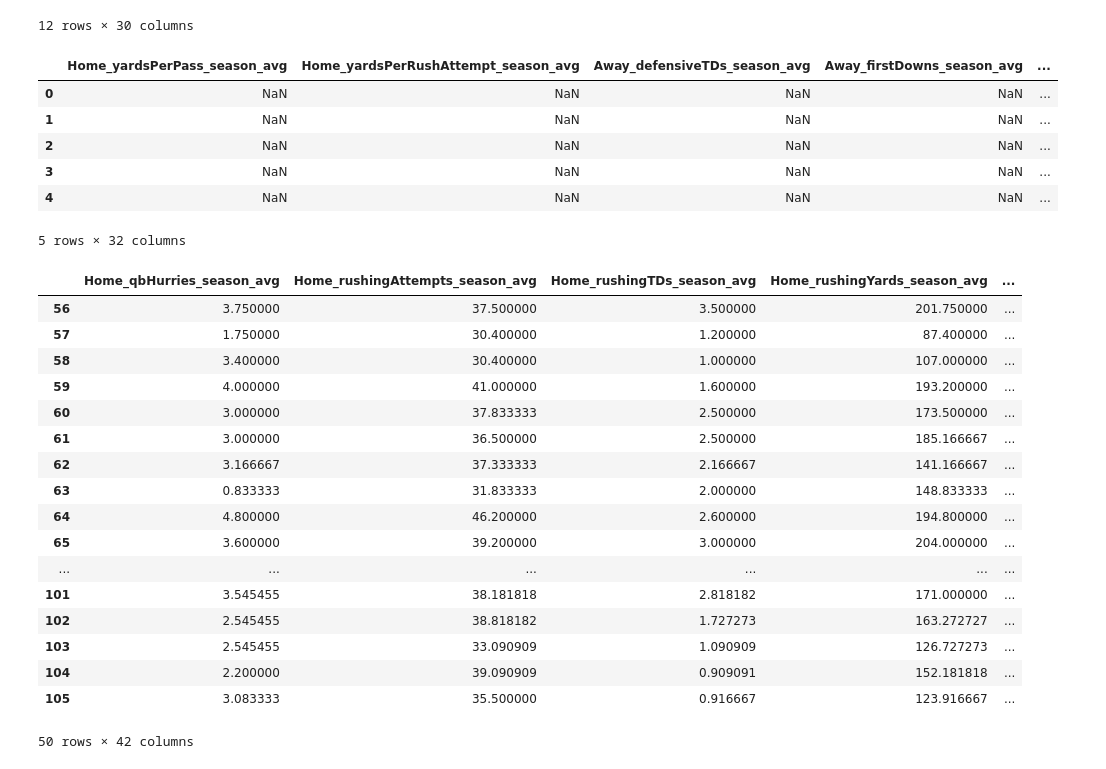
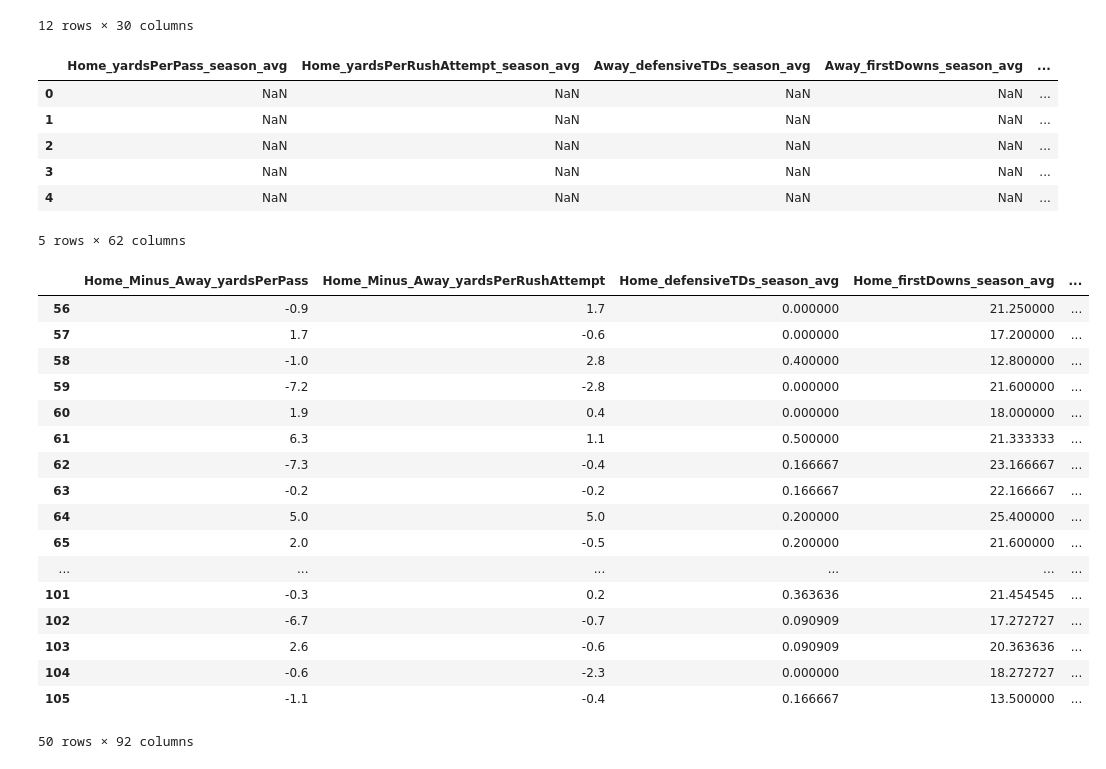
Before and after one commit to ballir27/College-Football-Betting, a Jupyter notebook: notebooks/college_football_eda.ipynb, the cells around one changed output. Drawn from its saved outputs; the diff is of its cells as text; code cells hidden in the pictures.

```diff
--- a/notebooks/college_football_eda.ipynb
+++ b/notebooks/college_football_eda.ipynb
@@ -310,4 +350,5 @@ shifted_rolling_avg_teamnames
 # %%
+#Create shifted rolling averages for all teams
 shifted_avg_stats_dfs_2023 = {}
 for team in teams_list:
     team_games = team_stats_results_big10_2023[(team_stats_results_big10_2023['Home Team'] == team) | (team_stats_results_big10_2023['Away Team'] == team)]
@@ -321,6 +362,7 @@ for team in teams_list:
 shifted_avg_stats_dfs_2023['Ohio State']
 home_stats_list = shifted_avg_stats_dfs_2023['Ohio State'].add_prefix('Home_').add_suffix("_season_avg").copy().columns
 away_stats_list = shifted_avg_stats_dfs_2023['Ohio State'].add_prefix('Away_').add_suffix("_season_avg").copy().columns
+home_minus_away_stats_list = shifted_avg_stats_dfs_2023['Ohio State'].add_prefix('Home_Minus_Away_').add_suffix("_season_avg").copy().columns
 # .drop(columns=['Id'])
 shifted_avg_stats_dfs_2023['Ohio State']
 #away_stats_list
@@ -356,6 +398,10 @@ for team_stats in shifted_avg_stats_dfs_2023:
     team_stats_results_big10_2023.update(shifted_avg_stats_dfs_2023[team_stats].add_prefix('Away_').add_suffix("_season_avg").loc[team_stats_results_big10_2023[team_stats_results_big10_2023['Away Team'] == team_stats].index, :])
 
 team_stats_results_big10_2023 = team_stats_results_big10_2023.reset_index()
+
+for count, col in enumerate(home_minus_away_stats_list):
+    team_stats_results_big10_2023[col] = team_stats_results_big10_2023[home_stats_list[count]].subtract(team_stats_results_big10_2023[away_stats_list[count]]).copy()
+
 team_stats_results_big10_2023.head().iloc[:,100:]
 # %% [output]
 |  | Home_yardsPerPass_season_avg | Home_yardsPerRushAttempt_season_avg | Away_defensiveTDs_season_avg | Away_firstDowns_season_avg | ... |
@@ -364,7 +410,7 @@ team_stats_results_big10_2023.head().iloc[:,100:]
 | 2 | NaN | NaN | NaN | NaN | ... |
 | 3 | NaN | NaN | NaN | NaN | ... |
 | 4 | NaN | NaN | NaN | NaN | ... |
-5 rows × 32 columns
+5 rows × 62 columns
 # %%
 ###Note: These are other things that were attempted in the for team_stats in shifted_avg_stats_dfs_2023 loop
 ###These notes are in case some error is found later and debugging is needed
@@ -386,23 +432,23 @@ team_stats_results_big10_2023.head().iloc[:,100:]
     #if (team_stats_results_big10_2023['Id'] == team_stats['Id']) & (team_stats_results_big10_2023['Away Team'] == team_stats):
 ##NEED ANOTHER JOIN
 # %%
-team_stats_results_big10_2023.tail(50).iloc[:,90:]
+team_stats_results_big10_2023.tail(50).iloc[:,70:]
 # %% [output]
-|  | Home_qbHurries_season_avg | Home_rushingAttempts_season_avg | Home_rushingTDs_season_avg | Home_rushingYards_season_avg | ... |
-| 56 | 3.750000 | 37.500000 | 3.500000 | 201.750000 | ... |
-| 57 | 1.750000 | 30.400000 | 1.200000 | 87.400000 | ... |
-| 58 | 3.400000 | 30.400000 | 1.000000 | 107.000000 | ... |
-| 59 | 4.000000 | 41.000000 | 1.600000 | 193.200000 | ... |
-| 60 | 3.000000 | 37.833333 | 2.500000 | 173.500000 | ... |
-| 61 | 3.000000 | 36.500000 | 2.500000 | 185.166667 | ... |
-| 62 | 3.166667 | 37.333333 | 2.166667 | 141.166667 | ... |
-| 63 | 0.833333 | 31.833333 | 2.000000 | 148.833333 | ... |
-| 64 | 4.800000 | 46.200000 | 2.600000 | 194.800000 | ... |
-| 65 | 3.600000 | 39.200000 | 3.000000 | 204.000000 | ... |
+|  | Home_Minus_Away_yardsPerPass | Home_Minus_Away_yardsPerRushAttempt | Home_defensiveTDs_season_avg | Home_firstDowns_season_avg | ... |
+| 56 | -0.9 | 1.7 | 0.000000 | 21.250000 | ... |
+| 57 | 1.7 | -0.6 | 0.000000 | 17.200000 | ... |
+| 58 | -1.0 | 2.8 | 0.400000 | 12.800000 | ... |
+| 59 | -7.2 | -2.8 | 0.000000 | 21.600000 | ... |
+| 60 | 1.9 | 0.4 | 0.000000 | 18.000000 | ... |
+| 61 | 6.3 | 1.1 | 0.500000 | 21.333333 | ... |
+| 62 | -7.3 | -0.4 | 0.166667 | 23.166667 | ... |
+| 63 | -0.2 | -0.2 | 0.166667 | 22.166667 | ... |
+| 64 | 5.0 | 5.0 | 0.200000 | 25.400000 | ... |
+| 65 | 2.0 | -0.5 | 0.200000 | 21.600000 | ... |
 | ... | ... | ... | ... | ... | ... |
-| 101 | 3.545455 | 38.181818 | 2.818182 | 171.000000 | ... |
-| 102 | 2.545455 | 38.818182 | 1.727273 | 163.272727 | ... |
-| 103 | 2.545455 | 33.090909 | 1.090909 | 126.727273 | ... |
-| 104 | 2.200000 | 39.090909 | 0.909091 | 152.181818 | ... |
-| 105 | 3.083333 | 35.500000 | 0.916667 | 123.916667 | ... |
+| 101 | -0.3 | 0.2 | 0.363636 | 21.454545 | ... |
+| 102 | -6.7 | -0.7 | 0.090909 | 17.272727 | ... |
+| 103 | 2.6 | -0.6 | 0.090909 | 20.363636 | ... |
+| 104 | -0.6 | -2.3 | 0.000000 | 18.272727 | ... |
+| 105 | -1.1 | -0.4 | 0.166667 | 13.500000 | ... |
-50 rows × 42 columns
+50 rows × 92 columns
```
Also changed, not shown: parts of 20 cells of this notebook.
